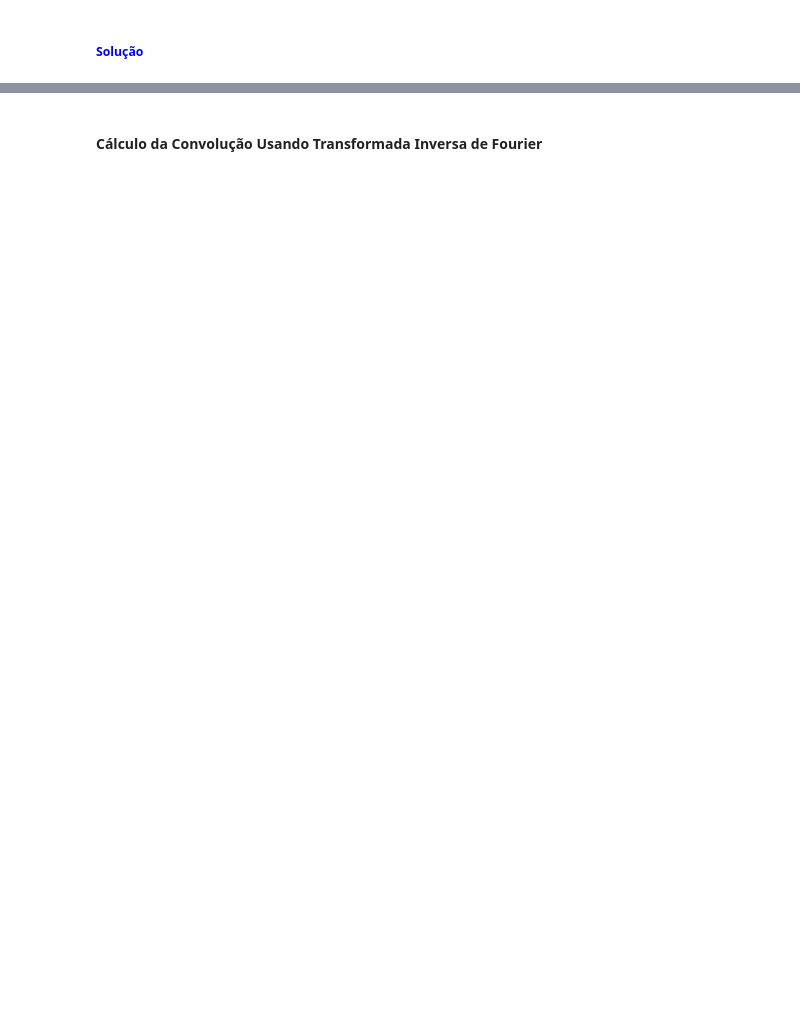
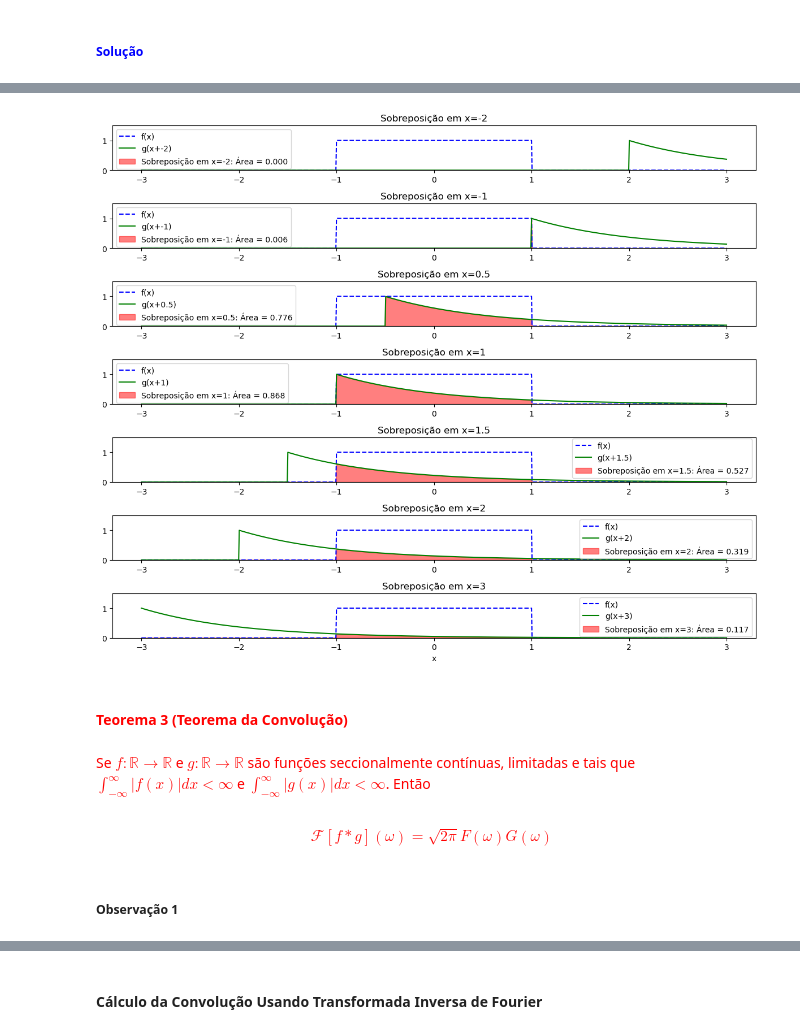
Before and after one commit to ProfAllanIFBA/Metodos_Matematicos_Para_Engenharia, a Jupyter notebook: Capitulo004_Transformada_de_Fourier_Continua/Capitulo004_Transformada_de_Fourier_Continua.ipynb, the cells around one changed output, grey strips where cells are left out. Cells and saved outputs as stored; diff of their text form; code cells hidden in the pictures; blank space fills up the shorter version.

```diff
--- a/Capitulo004_Transformada_de_Fourier_Continua/Capitulo004_Transformada_de_Fourier_Continua.ipynb
+++ b/Capitulo004_Transformada_de_Fourier_Continua/Capitulo004_Transformada_de_Fourier_Continua.ipynb
@@ -728,0 +780,47 @@ plt.show()
+# %%
+import numpy as np
+import matplotlib.pyplot as plt
+
+# Define os intervalos e a discretização
+x = np.linspace(-3, 3, 1000)  # Cobrindo todo o intervalo de interesse de ambas as funções
+dx = x[1] - x[0]  # Espaçamento entre os pontos
+
+# Definindo as funções
+f = np.where((x >= -1) & (x <= 1), 1, 0)
+g = np.where(x >= 0, np.exp(-x), 0)
+
+# Pontos específicos para visualização da sobreposição
+x_specific = [-2, -1, 0.5, 1, 1.5, 2, 3]
+
+plt.figure(figsize=(12, 10))
+
+# Plotando a sobreposição para pontos específicos
+for i, x_val in enumerate(x_specific):
+    plt.subplot(len(x_specific), 1, i + 1)
+    # A função g deslocada corretamente para a esquerda
+    shifted_g = np.where(x >= -x_val, np.exp(-(x + x_val)), 0)
+    min_plot = np.minimum(f, shifted_g)
+    overlap_area = np.sum(min_plot * dx)  # Cálculo da área de sobreposição
+
+    # Plotando f(x) e g(x-u)
+    plt.plot(x, f, label='f(x)', linestyle='--', color='blue')
+    plt.plot(x, shifted_g, label=f'g(x+{x_val})', color='green')
+
+    # Preenchendo a área de sobreposição
+    plt.fill_between(x, 0, min_plot, color='red', alpha=0.5, label=f'Sobreposição em x={x_val}: Área = {overlap_area:.3f}')
+    plt.title(f'Sobreposição em x={x_val}')
+    plt.ylim(0, 1.5)
+    plt.legend()
+
+plt.xlabel('x')
+plt.tight_layout()
+plt.show()
+# %% [output]
+[figure, added]
+# %% [markdown]
+#### <font color='red'> Teorema 3 (Teorema da Convolução) </font>
+# %% [markdown]
+<font color='red'> Se $f: \mathbb{R} \rightarrow \mathbb{R}$ e $g: \mathbb{R} \rightarrow \mathbb{R}$ são funções seccionalmente contínuas, limitadas e tais que $\int_{-\infty}^{\infty} |f(x)|dx < \infty$ e $\int_{-\infty}^{\infty} |g(x)|dx < \infty$. Então<br><br>
+ $$\mathscr{F}[f*g](\omega) = \sqrt{2\pi}F(\omega)G(\omega) \tag{16}$$
+# %% [markdown]
+##### Observação 1
```
Also changed, not shown: parts of 88 cells of this notebook, 6 other files.
